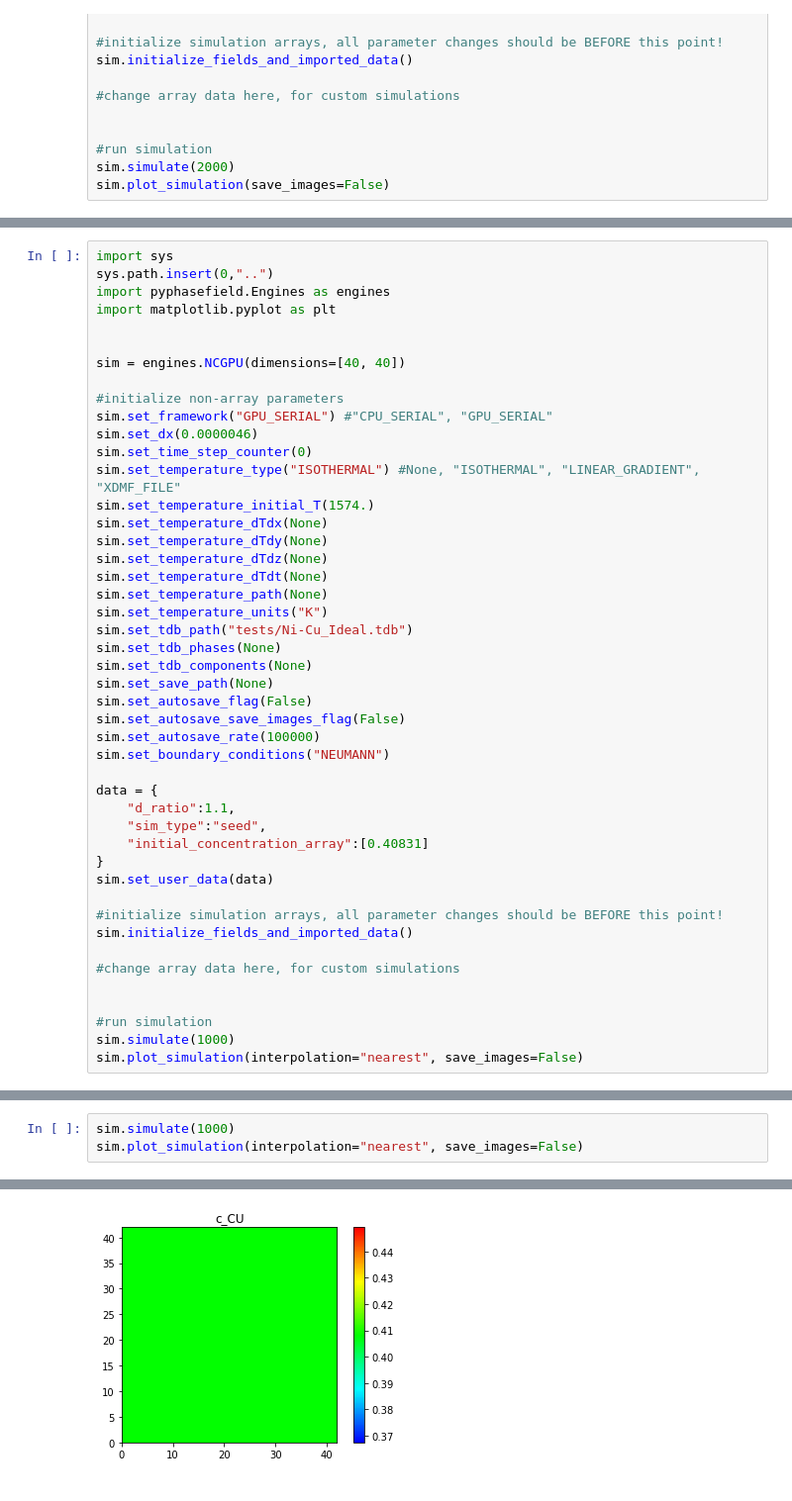
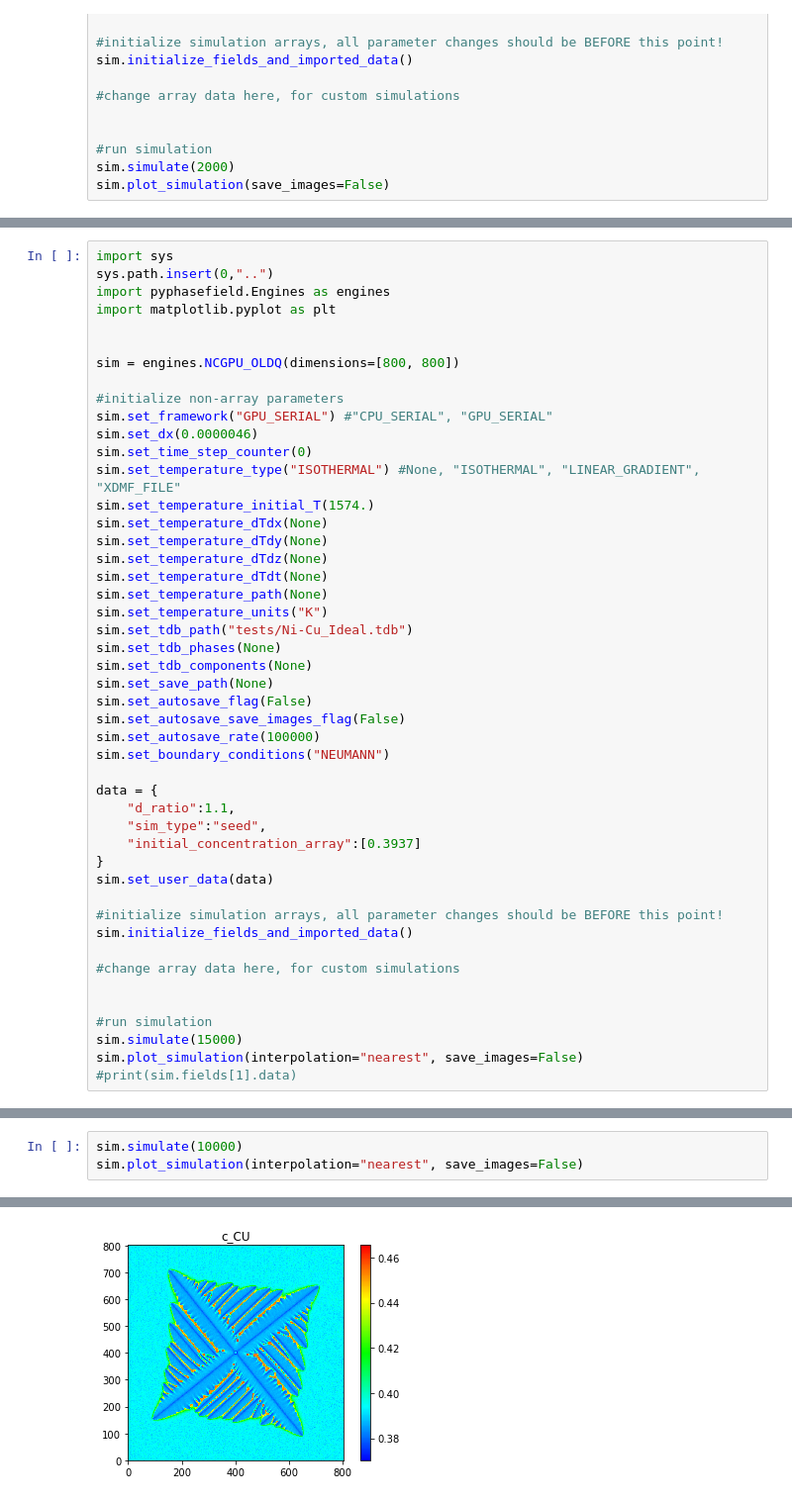
Before and after one commit to AdditiveModeling/pyphasefield, a Jupyter notebook: pyphasefield/pyphasefield/pyphasefield.ipynb, the cells around one changed output, grey strips where cells are left out. Shown at 99% size. Drawn from its saved outputs; the diff is of its cells as text.

```diff
--- a/pyphasefield/pyphasefield/pyphasefield.ipynb
+++ b/pyphasefield/pyphasefield/pyphasefield.ipynb
@@ -293,7 +302,7 @@ import pyphasefield.Engines as engines
 import matplotlib.pyplot as plt
 
 
-sim = engines.NCGPU(dimensions=[40, 40])
+sim = engines.NCGPU_OLDQ(dimensions=[800, 800])
 
 #initialize non-array parameters
 sim.set_framework("GPU_SERIAL") #"CPU_SERIAL", "GPU_SERIAL"
@@ -319,7 +328,7 @@ sim.set_boundary_conditions("NEUMANN")
 data = {
     "d_ratio":1.1,
     "sim_type":"seed",
-    "initial_concentration_array":[0.40831]
+    "initial_concentration_array":[0.3937]
 }
 sim.set_user_data(data)
 
@@ -330,6 +339,7 @@ sim.initialize_fields_and_imported_data()
 
 
 #run simulation
-sim.simulate(1000)
+sim.simulate(15000)
 sim.plot_simulation(interpolation="nearest", save_images=False)
+#print(sim.fields[1].data)
 # %% [output]
@@ -344,4 +352,4 @@ self.user_data["melt_angle"] not defined, defaulting to pi/4
 # %%
-sim.simulate(1000)
+sim.simulate(10000)
 sim.plot_simulation(interpolation="nearest", save_images=False)
 # %% [output]
@@ -351 +359 @@ sim.plot_simulation(interpolation="nearest", save_images=False)
-[figure, old version]
+[figure, new version]
```
Also changed, not shown: parts of 4 cells of this notebook, 2 other files.
